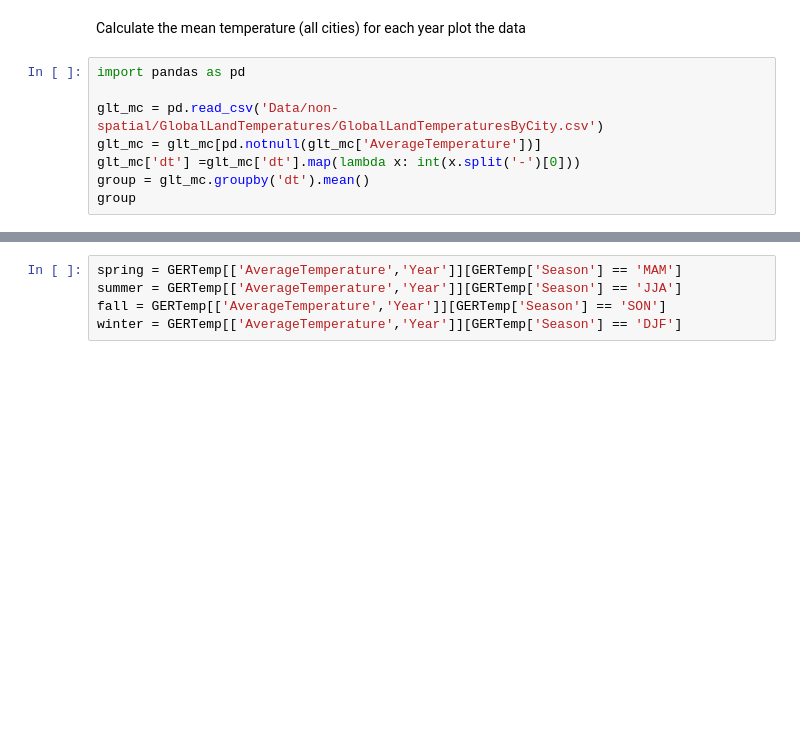
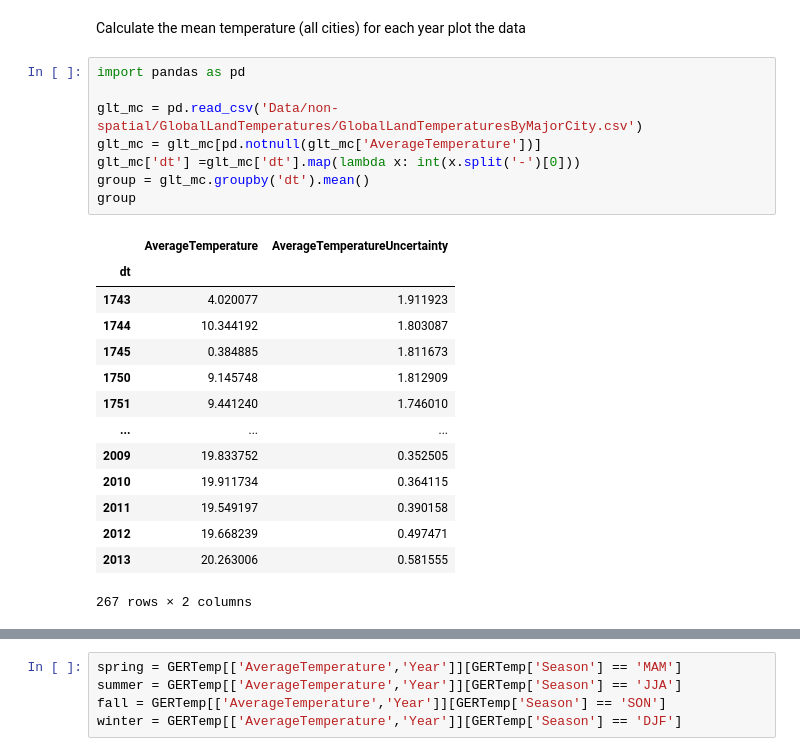
Before and after one commit to makangd/python, a Jupyter notebook: 02_DataAnalysis_solutions.ipynb, the cells around one changed output, grey strips where cells are left out. Cells and saved outputs as stored; diff of their text form; blank space fills up the shorter version.

```diff
--- a/02_DataAnalysis_solutions.ipynb
+++ b/02_DataAnalysis_solutions.ipynb
@@ -195,11 +195,26 @@ Calculate the mean temperature (all cities) for each year plot the data
 # %%
 import pandas as pd
 
-glt_mc = pd.read_csv('Data/non-spatial/GlobalLandTemperatures/GlobalLandTemperaturesByCity.csv')
+glt_mc = pd.read_csv('Data/non-spatial/GlobalLandTemperatures/GlobalLandTemperaturesByMajorCity.csv')
 glt_mc = glt_mc[pd.notnull(glt_mc['AverageTemperature'])]
 glt_mc['dt'] =glt_mc['dt'].map(lambda x: int(x.split('-')[0]))
 group = glt_mc.groupby('dt').mean()
 group
+# %% [output]
+|  | AverageTemperature | AverageTemperatureUncertainty |
+| dt |  |  |
+| 1743 | 4.020077 | 1.911923 |
+| 1744 | 10.344192 | 1.803087 |
+| 1745 | 0.384885 | 1.811673 |
+| 1750 | 9.145748 | 1.812909 |
+| 1751 | 9.441240 | 1.746010 |
+| ... | ... | ... |
+| 2009 | 19.833752 | 0.352505 |
+| 2010 | 19.911734 | 0.364115 |
+| 2011 | 19.549197 | 0.390158 |
+| 2012 | 19.668239 | 0.497471 |
+| 2013 | 20.263006 | 0.581555 |
+267 rows × 2 columns
 # %%
 import matplotlib.pyplot as plt
 
```
Also changed, not shown: parts of 9 cells of this notebook, 5 other files.
